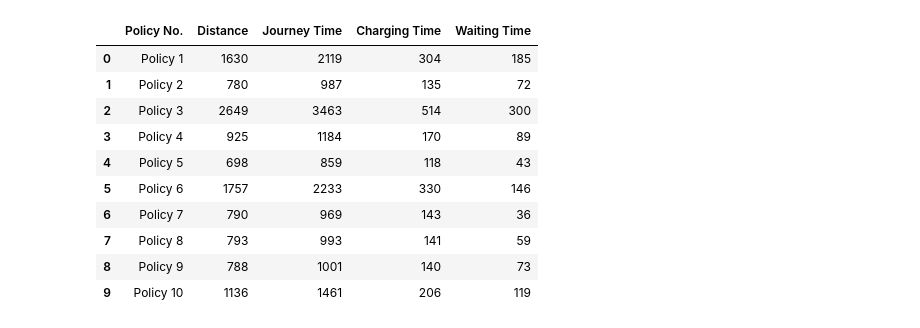
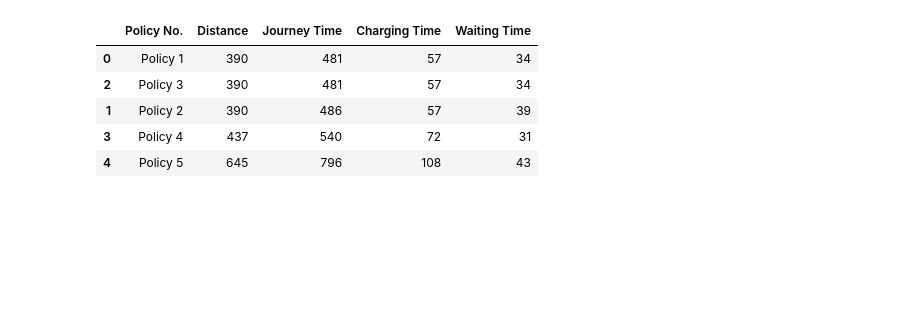
Before and after one commit to yashg2607/EVRoutePlanner, a Jupyter notebook: EVRoutePlanning_MCTS.ipynb, the cells around one changed output. Drawn from its saved outputs; the diff is of its cells as text; code cells hidden in the pictures; blank space fills up the shorter version.

```diff
--- a/EVRoutePlanning_MCTS.ipynb
+++ b/EVRoutePlanning_MCTS.ipynb
@@ -368,7 +378,7 @@ class EVRoutePlanning_MCTS:
         return
 # %%
 # Testing the environment
-m = EVRoutePlanning_MCTS(X=100, Y=100, grid_length=10, num_chargers=50)
+m = EVRoutePlanning_MCTS(X=50, Y=50, grid_length=10, num_chargers=25)
 # %%
 # Plot the map with the location of all charging stations
 fig, ax = plt.subplots(figsize=(4, 4))
@@ -431,15 +472,10 @@ fig.show()
 # %%
 # Compare and evaluate all the policies
-m.policy_df
+m.policy_df.sort_values(['Journey Time','Distance'])
 # %% [output]
 |  | Policy No. | Distance | Journey Time | Charging Time | Waiting Time |
-| 0 | Policy 1 | 1630 | 2119 | 304 | 185 |
-| 1 | Policy 2 | 780 | 987 | 135 | 72 |
-| 2 | Policy 3 | 2649 | 3463 | 514 | 300 |
-| 3 | Policy 4 | 925 | 1184 | 170 | 89 |
-| 4 | Policy 5 | 698 | 859 | 118 | 43 |
-| 5 | Policy 6 | 1757 | 2233 | 330 | 146 |
-| 6 | Policy 7 | 790 | 969 | 143 | 36 |
-| 7 | Policy 8 | 793 | 993 | 141 | 59 |
-| 8 | Policy 9 | 788 | 1001 | 140 | 73 |
-| 9 | Policy 10 | 1136 | 1461 | 206 | 119 |
+| 0 | Policy 1 | 390 | 481 | 57 | 34 |
+| 2 | Policy 3 | 390 | 481 | 57 | 34 |
+| 1 | Policy 2 | 390 | 486 | 57 | 39 |
+| 3 | Policy 4 | 437 | 540 | 72 | 31 |
+| 4 | Policy 5 | 645 | 796 | 108 | 43 |
```
Also changed, not shown: parts of 6 cells of this notebook, 4 other files.
